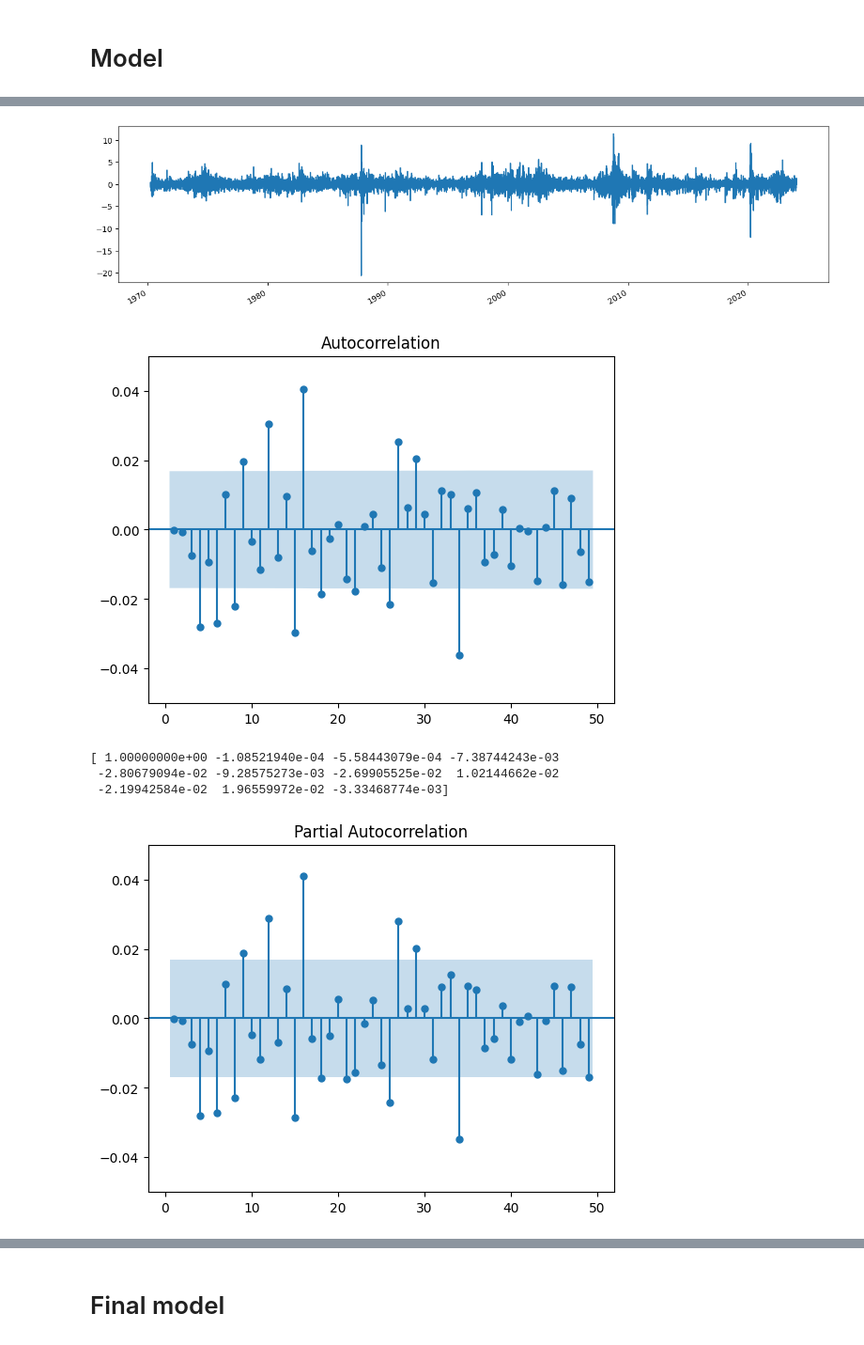
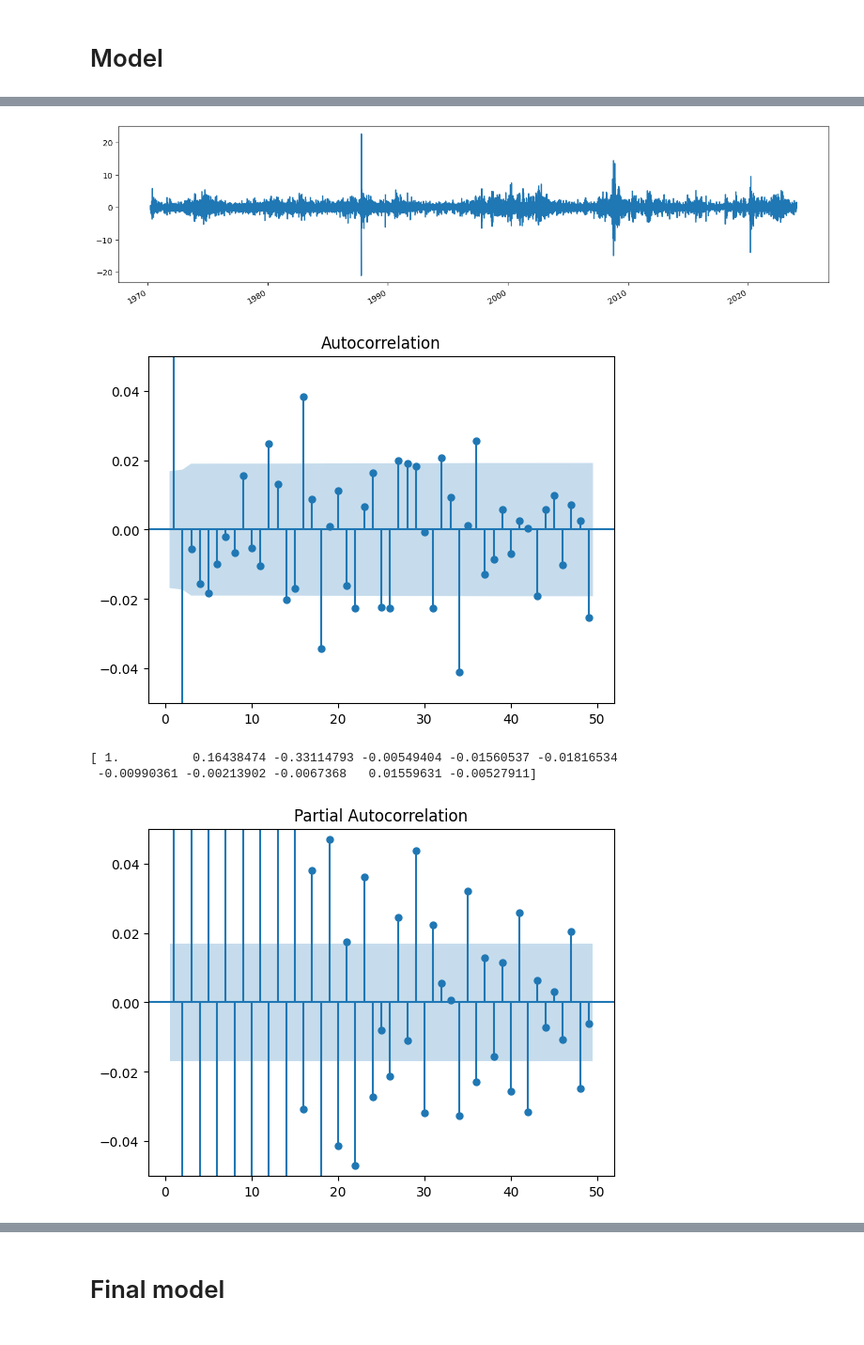
Before and after one commit to TheNoobGoda/time_series_project, a Jupyter notebook: yahoo_stock.ipynb, the cells around one changed output, grey strips where cells are left out. Shown at 94% size. Drawn from its saved outputs; the diff is of its cells as text; code cells hidden in the pictures.

Commit message:
added period to diff

```diff
--- a/yahoo_stock.ipynb
+++ b/yahoo_stock.ipynb
@@ -371,6 +371,8 @@ daily_diff.describe()
 # %% [markdown]
 # Model
 # %%
-returns = df['adjclose'].pct_change()
-returns = returns[1:] *100
+periods = 2
+returns = df['adjclose'].pct_change(periods=periods)
+returns = returns[periods:] *100
+print(returns)
 returns_sqr = list(map(lambda x:x*x,returns))
@@ -419,26 +435,25 @@ Returns square
 # %%
-model_ar = AutoReg(returns,lags=2)
+model_ar = AutoReg(returns,lags=1)
 result = model_ar.fit()
 
 plt.figure(figsize=(16, 4))
 result.resid.plot()
 plt.show()
 
 acf= sm.tsa.acf(result.resid,nlags=10)
 fig = tsaplots.plot_acf(result.resid, lags=range(1,50))
 plt.ylim(-0.05,0.05)
 plt.show()
 print(acf)
 
 pacf= sm.tsa.pacf(result.resid,nlags=10)
 fig = tsaplots.plot_pacf(result.resid, lags=range(1,50))
 plt.ylim(-0.05,0.05)
 plt.show()
 print(pacf)
 # %% [output]
-[figure, old version]
+[figure, new version]
-[figure, old version]
+[figure, new version]
-[ 1.00000000e+00 -1.08521940e-04 -5.58443079e-04 -7.38744243e-03
- -2.80679094e-02 -9.28575273e-03 -2.69905525e-02  1.02144662e-02
- -2.19942584e-02  1.96559972e-02 -3.33468774e-03]
+[ 1.          0.16438474 -0.33114793 -0.00549404 -0.01560537 -0.01816534
+ -0.00990361 -0.00213902 -0.0067368   0.01559631 -0.00527911]
-[figure, old version]
+[figure, new version]
```
Also changed, not shown: parts of 11 cells of this notebook.
